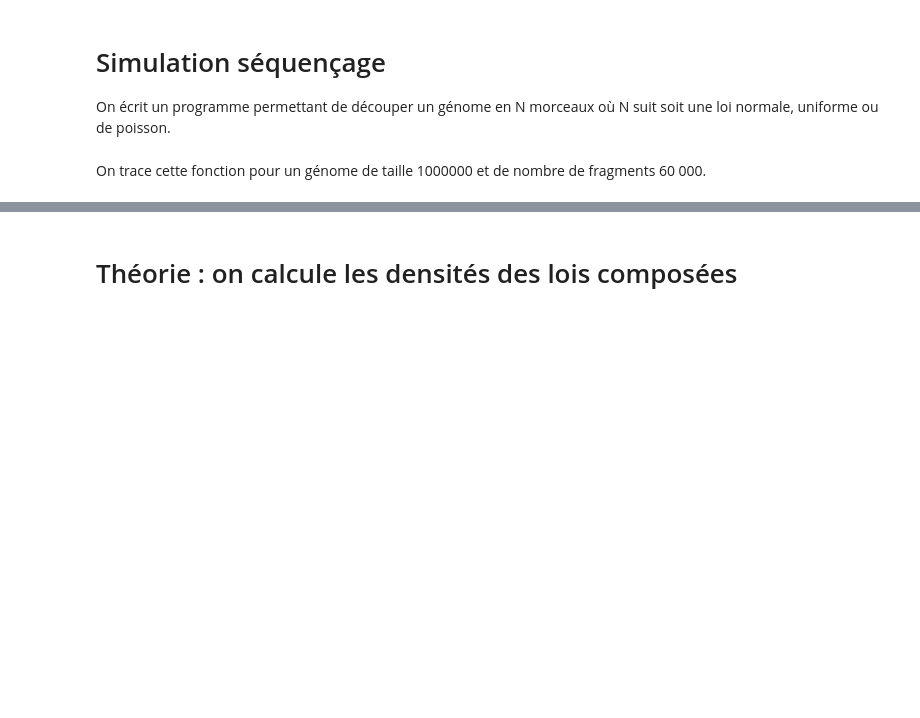
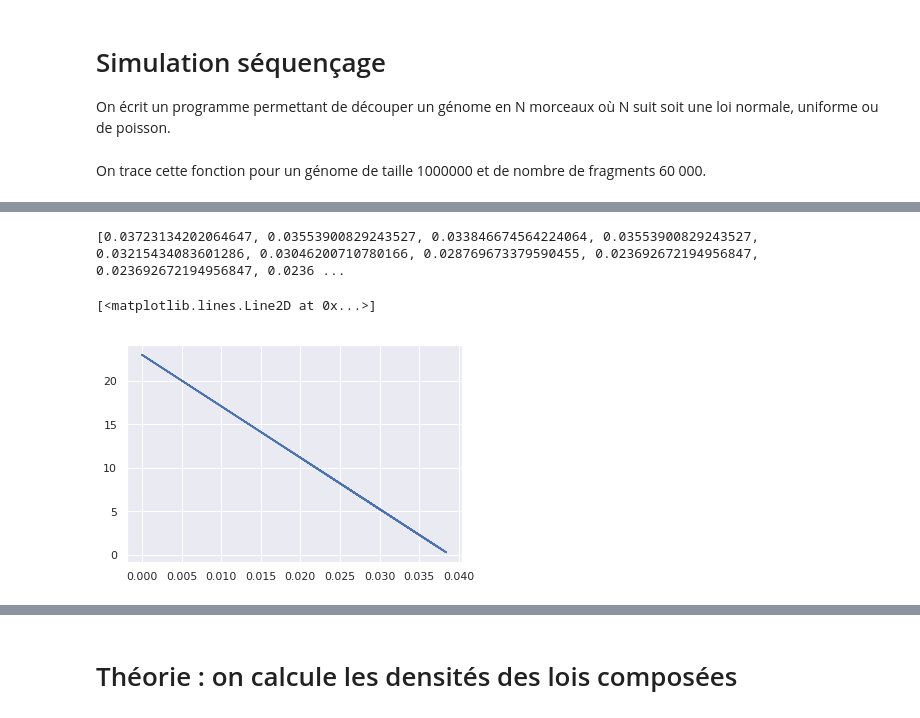
Before and after one commit to aminaghoul/reads_seq, a Jupyter notebook: stage.ipynb, the cells around one changed output, grey strips where cells are left out. Drawn from its saved outputs; the diff is of its cells as text; code cells hidden in the pictures; blank space fills up the shorter version.

```diff
--- a/stage.ipynb
+++ b/stage.ipynb
@@ -345,0 +394,18 @@ for loi, parametres in [
+# %%
+#afficher courbes poids
+
+absc = [1,2,3,2,4,5,6,9,9,9,9,10,23,22,0.3,0.9,12,11,5,8,6,3,0.8,23,22,0.3,0.9,2,11,5,8,6,3,0.8,2.3,5.1,9.7]
+y = []
+
+for i in absc:
+    y.append(poid(i, absc, 23, 0.3))
+s = sum(y)
+p = []
+for j in y :
+    p.append(j/s) #normalise les poids
+print(p)
+plt.plot(p, absc)
+# %% [output]
+[0.03723134202064647, 0.03553900829243527, 0.033846674564224064, 0.03553900829243527, 0.03215434083601286, 0.03046200710780166, 0.028769673379590455, 0.023692672194956847, 0.023692672194956847, 0.0236 ...
+[<matplotlib.lines.Line2D at 0x...>]
+[figure, added]
```
Also changed, not shown: parts of 11 cells of this notebook.
